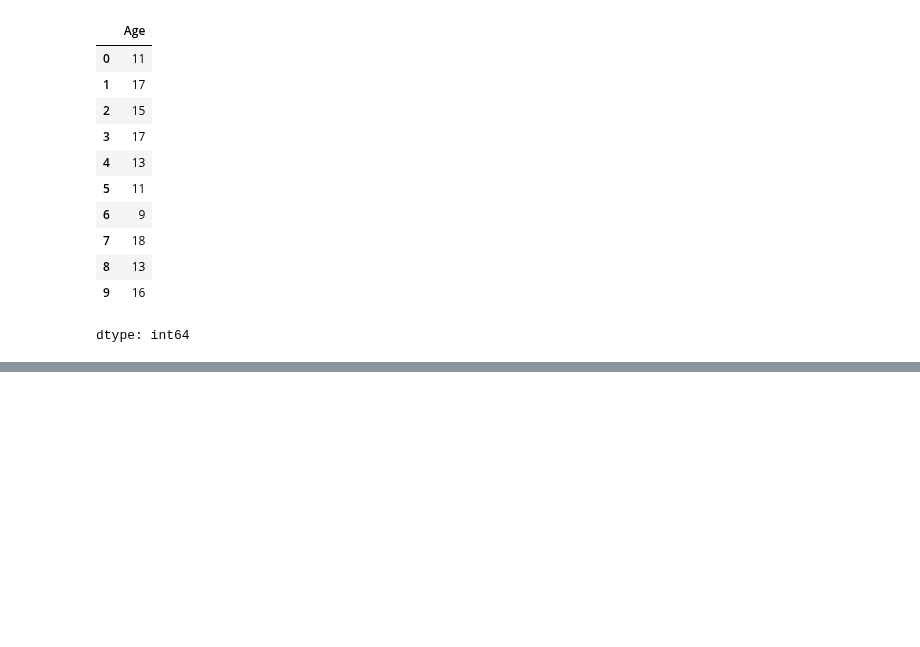
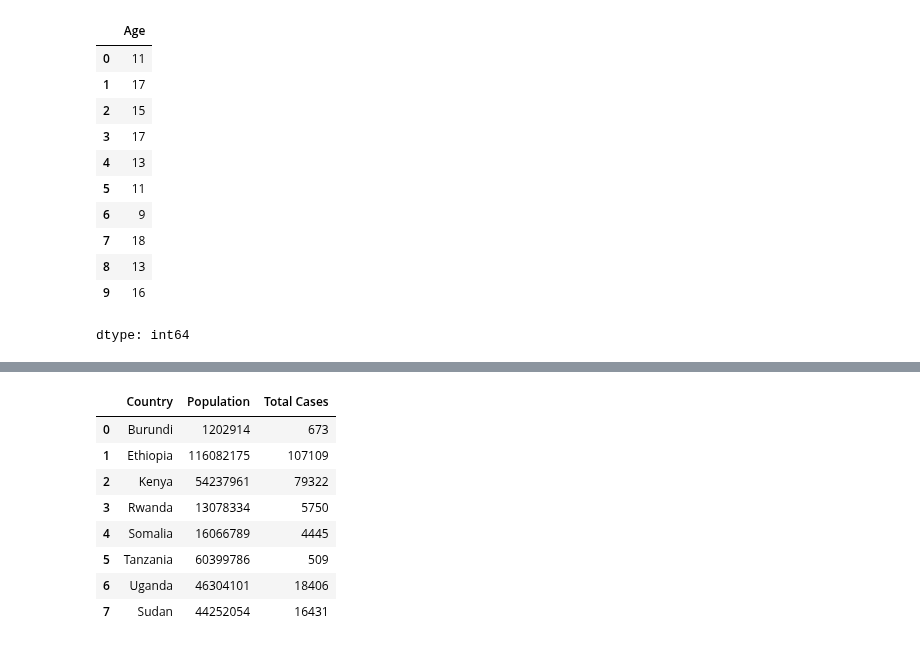
Before and after one commit to Muhammed1978/Amazon-Product-Review-Analysis, a Jupyter notebook: DataAnalysis_Pandas0.ipynb, the cells around one changed output, grey strips where cells are left out. Drawn from its saved outputs; the diff is of its cells as text; code cells hidden in the pictures; blank space fills up the shorter version.

```diff
--- a/DataAnalysis_Pandas0.ipynb
+++ b/DataAnalysis_Pandas0.ipynb
@@ -657,0 +750,13 @@ dtype: int64
+# %%
+COVID19data_df[["Country", "Population", "Total Cases"]]
+#
+# %% [output]
+|  | Country | Population | Total Cases |
+| 0 | Burundi | 1202914 | 673 |
+| 1 | Ethiopia | 116082175 | 107109 |
+| 2 | Kenya | 54237961 | 79322 |
+| 3 | Rwanda | 13078334 | 5750 |
+| 4 | Somalia | 16066789 | 4445 |
+| 5 | Tanzania | 60399786 | 509 |
+| 6 | Uganda | 46304101 | 18406 |
+| 7 | Sudan | 44252054 | 16431 |
```
Also changed, not shown: parts of 23 cells of this notebook.
